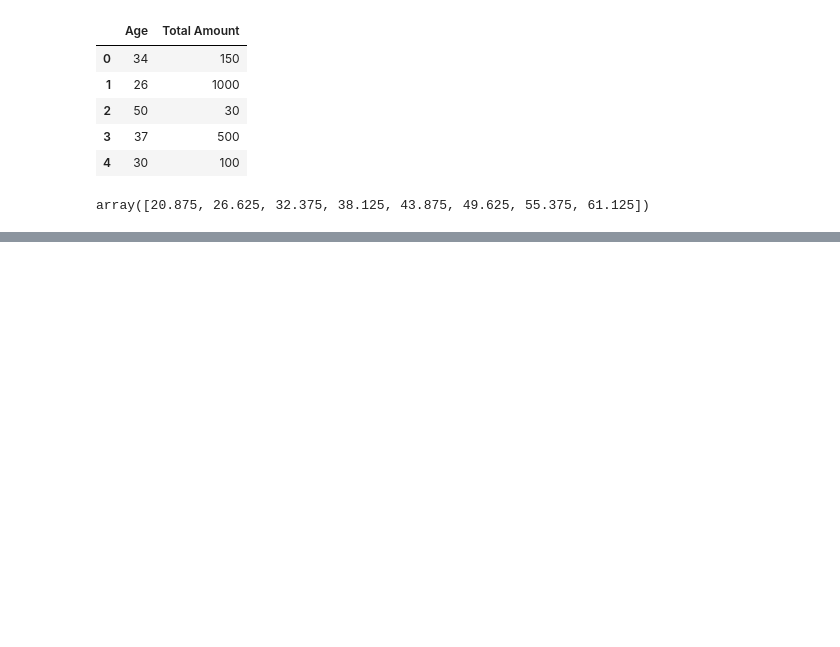
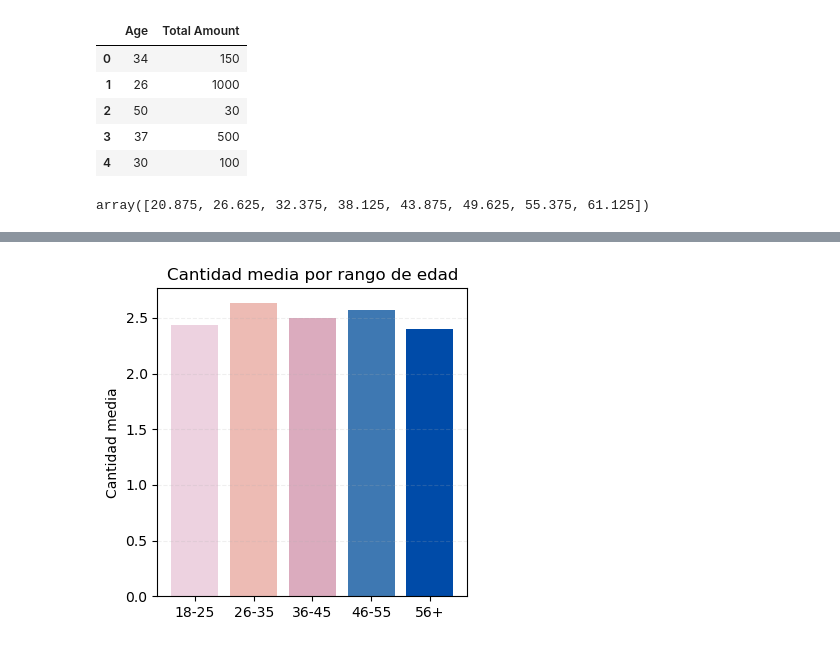
Before and after one commit to Jaumeesoleer/retail-analysis, a Jupyter notebook: notebooks/eda.ipynb, the cells around one changed output, grey strips where cells are left out. Cells and saved outputs as stored; diff of their text form; code cells hidden in the pictures; blank space fills up the shorter version.

```diff
--- a/notebooks/eda.ipynb
+++ b/notebooks/eda.ipynb
@@ -243,0 +336,9 @@ plt.show()
+# %%
+g_df['Cantidad media'] = [
+        g1['Quantity'].mean(),
+        g2['Quantity'].mean(),
+        g3['Quantity'].mean(),
+        g4['Quantity'].mean(),
+        g5['Quantity'].mean()
+    ]
+g_df
@@ -243,0 +352,13 @@ plt.show()
+# %%
+fig, ax = plt.subplots(figsize = (4,4))
+ax.bar(
+    x = g_df['Grupos'],
+    height = g_df['Cantidad media'],
+    color = ['#EDD2E0', '#EDBBB4', '#DBABBE', '#3E78B2', '#004BA8']
+)
+ax.set_title('Cantidad media por rango de edad')
+ax.set_ylabel('Cantidad media')
+ax.grid(axis='y', linestyle='--', alpha=0.2)
+plt.show()
+# %% [output]
+[figure, added]
```
Also changed, not shown: parts of 13 cells of this notebook.
